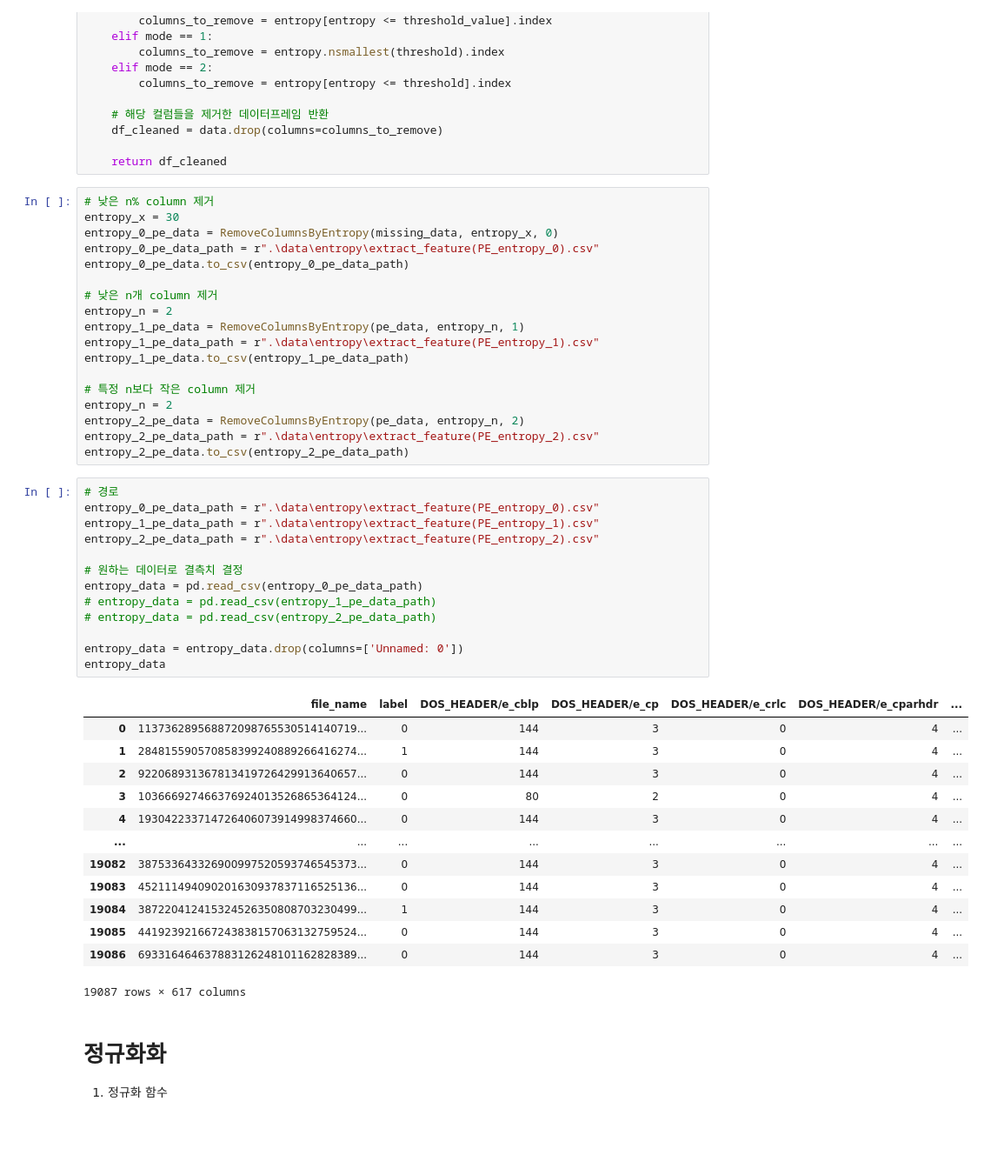
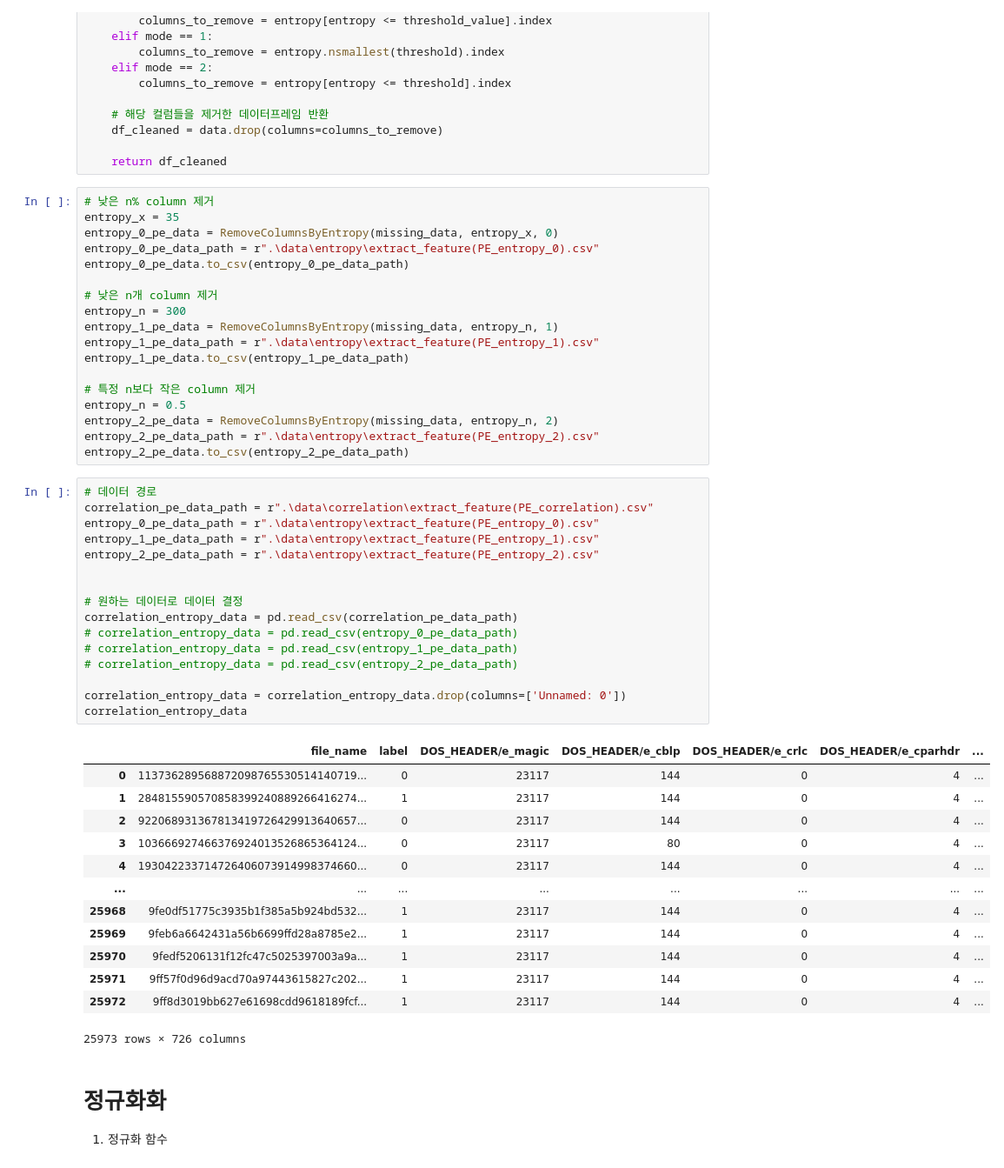
Before and after one commit to Jae-Ju-Do/AI, a Jupyter notebook: deep_learning(vscode ver).ipynb, the cells around one changed output. Shown at 87% size. Drawn from its saved outputs; the diff is of its cells as text; blank space fills up the shorter version.

```diff
--- a/deep_learning(vscode ver).ipynb
+++ b/deep_learning(vscode ver).ipynb
@@ -440,49 +494,52 @@ def RemoveColumnsByEntropy(data, threshold, mode):
     return df_cleaned
 # %%
 # 낮은 n% column 제거
-entropy_x = 30
+entropy_x = 35
 entropy_0_pe_data = RemoveColumnsByEntropy(missing_data, entropy_x, 0)
 entropy_0_pe_data_path = r".\data\entropy\extract_feature(PE_entropy_0).csv"
 entropy_0_pe_data.to_csv(entropy_0_pe_data_path)
 
 # 낮은 n개 column 제거
-entropy_n = 2
-entropy_1_pe_data = RemoveColumnsByEntropy(pe_data, entropy_n, 1)
+entropy_n = 300
+entropy_1_pe_data = RemoveColumnsByEntropy(missing_data, entropy_n, 1)
 entropy_1_pe_data_path = r".\data\entropy\extract_feature(PE_entropy_1).csv"
 entropy_1_pe_data.to_csv(entropy_1_pe_data_path)
 
 # 특정 n보다 작은 column 제거
-entropy_n = 2
-entropy_2_pe_data = RemoveColumnsByEntropy(pe_data, entropy_n, 2)
+entropy_n = 0.5
+entropy_2_pe_data = RemoveColumnsByEntropy(missing_data, entropy_n, 2)
 entropy_2_pe_data_path = r".\data\entropy\extract_feature(PE_entropy_2).csv"
 entropy_2_pe_data.to_csv(entropy_2_pe_data_path)
 # %%
-# 경로
+# 데이터 경로
+correlation_pe_data_path = r".\data\correlation\extract_feature(PE_correlation).csv"
 entropy_0_pe_data_path = r".\data\entropy\extract_feature(PE_entropy_0).csv"
 entropy_1_pe_data_path = r".\data\entropy\extract_feature(PE_entropy_1).csv"
 entropy_2_pe_data_path = r".\data\entropy\extract_feature(PE_entropy_2).csv"
 
-# 원하는 데이터로 결측치 결정
-entropy_data = pd.read_csv(entropy_0_pe_data_path)
-# entropy_data = pd.read_csv(entropy_1_pe_data_path)
-# entropy_data = pd.read_csv(entropy_2_pe_data_path)
 
-entropy_data = entropy_data.drop(columns=['Unnamed: 0'])
-entropy_data
+# 원하는 데이터로 데이터 결정
+correlation_entropy_data = pd.read_csv(correlation_pe_data_path)
+# correlation_entropy_data = pd.read_csv(entropy_0_pe_data_path)
+# correlation_entropy_data = pd.read_csv(entropy_1_pe_data_path)
+# correlation_entropy_data = pd.read_csv(entropy_2_pe_data_path)
+
+correlation_entropy_data = correlation_entropy_data.drop(columns=['Unnamed: 0'])
+correlation_entropy_data
 # %% [output]
-|  | file_name | label | DOS_HEADER/e_cblp | DOS_HEADER/e_cp | DOS_HEADER/e_crlc | DOS_HEADER/e_cparhdr | ... |
-| 0 | 113736289568872098765530514140719... | 0 | 144 | 3 | 0 | 4 | ... |
-| 1 | 284815590570858399240889266416274... | 1 | 144 | 3 | 0 | 4 | ... |
-| 2 | 922068931367813419726429913640657... | 0 | 144 | 3 | 0 | 4 | ... |
-| 3 | 103666927466376924013526865364124... | 0 | 80 | 2 | 0 | 4 | ... |
-| 4 | 193042233714726406073914998374660... | 0 | 144 | 3 | 0 | 4 | ... |
+|  | file_name | label | DOS_HEADER/e_magic | DOS_HEADER/e_cblp | DOS_HEADER/e_crlc | DOS_HEADER/e_cparhdr | ... |
+| 0 | 113736289568872098765530514140719... | 0 | 23117 | 144 | 0 | 4 | ... |
+| 1 | 284815590570858399240889266416274... | 1 | 23117 | 144 | 0 | 4 | ... |
+| 2 | 922068931367813419726429913640657... | 0 | 23117 | 144 | 0 | 4 | ... |
+| 3 | 103666927466376924013526865364124... | 0 | 23117 | 80 | 0 | 4 | ... |
+| 4 | 193042233714726406073914998374660... | 0 | 23117 | 144 | 0 | 4 | ... |
 | ... | ... | ... | ... | ... | ... | ... | ... |
-| 19082 | 387533643326900997520593746545373... | 0 | 144 | 3 | 0 | 4 | ... |
-| 19083 | 452111494090201630937837116525136... | 0 | 144 | 3 | 0 | 4 | ... |
-| 19084 | 387220412415324526350808703230499... | 1 | 144 | 3 | 0 | 4 | ... |
-| 19085 | 441923921667243838157063132759524... | 0 | 144 | 3 | 0 | 4 | ... |
-| 19086 | 693316464637883126248101162828389... | 0 | 144 | 3 | 0 | 4 | ... |
+| 25968 | 9fe0df51775c3935b1f385a5b924bd532... | 1 | 23117 | 144 | 0 | 4 | ... |
+| 25969 | 9feb6a6642431a56b6699ffd28a8785e2... | 1 | 23117 | 144 | 0 | 4 | ... |
+| 25970 | 9fedf5206131f12fc47c5025397003a9a... | 1 | 23117 | 144 | 0 | 4 | ... |
+| 25971 | 9ff57f0d96d9acd70a97443615827c202... | 1 | 23117 | 144 | 0 | 4 | ... |
+| 25972 | 9ff8d3019bb627e61698cdd9618189fcf... | 1 | 23117 | 144 | 0 | 4 | ... |
-19087 rows × 617 columns
+25973 rows × 726 columns
 # %% [markdown]
 # 정규화화
 
```
Also changed, not shown: parts of 23 cells of this notebook, 1 other file.
